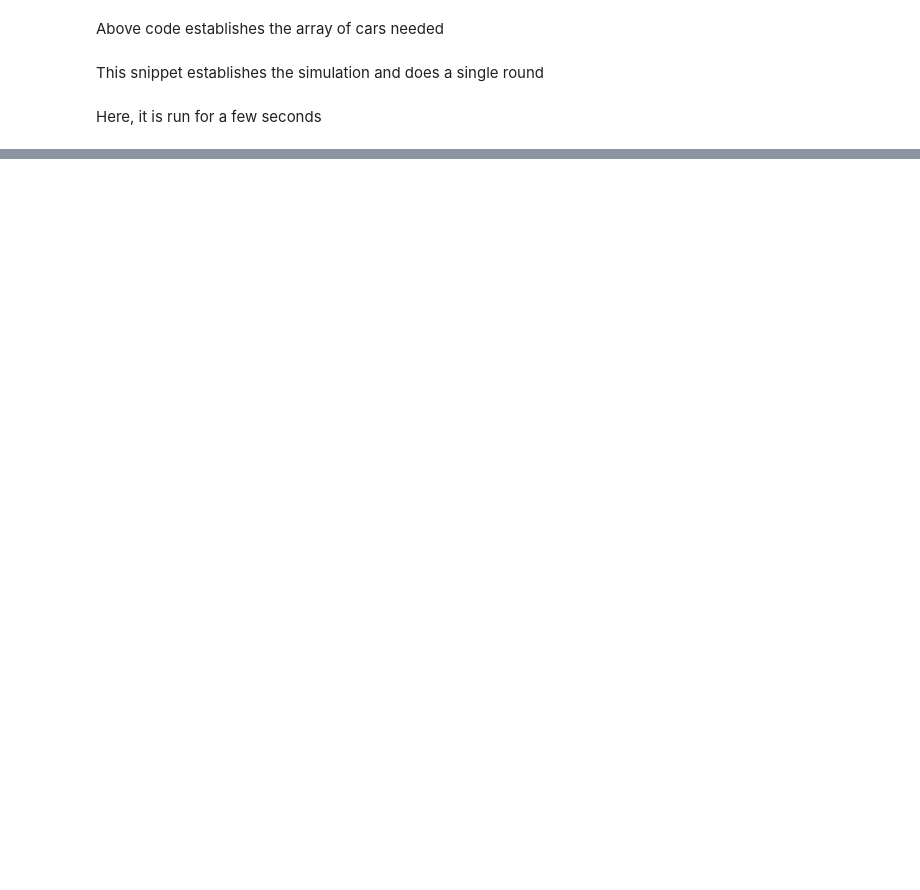
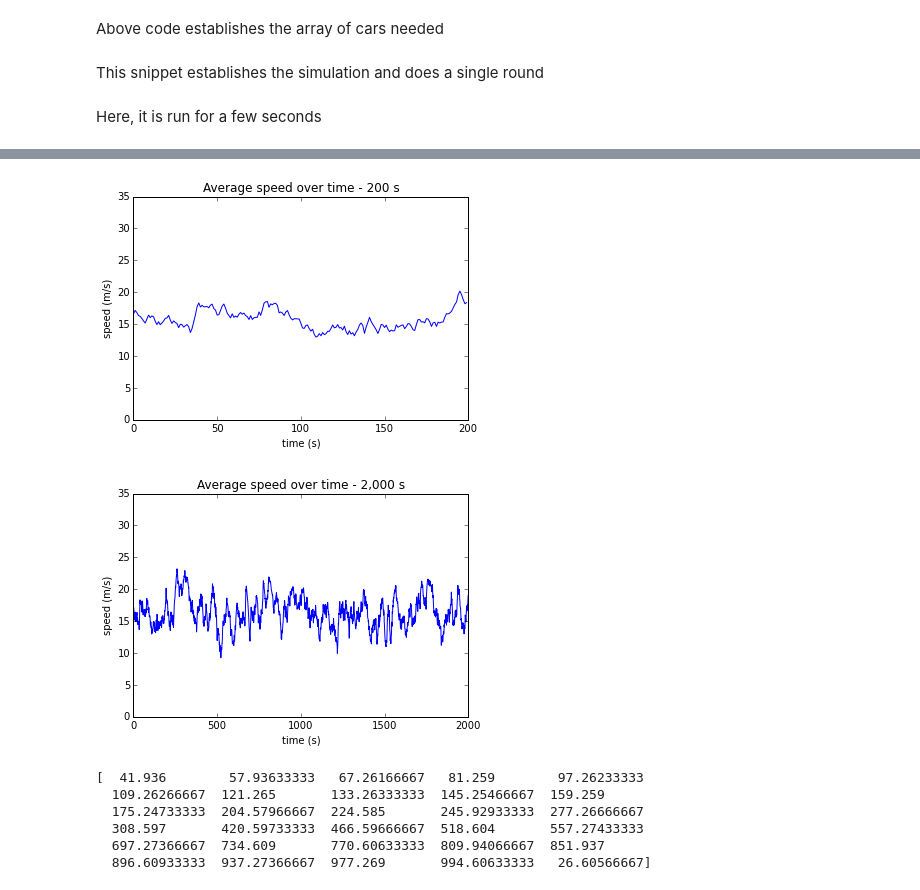
Before and after one commit to tiyd-python-2015-05/traffic-simulation, a Jupyter notebook: Traffic.ipynb, the cells around one changed output, grey strips where cells are left out. Saved outputs shown, nothing was run; the diff lists cells and outputs as text; code cells hidden in the pictures; blank space fills up the shorter version.

```diff
--- a/Traffic.ipynb
+++ b/Traffic.ipynb
@@ -45,0 +52,37 @@ plot_things()
+# %%
+sim = Simulation(cars) # reset
+# %%
+Ntime = 2000
+avg_speed = [0] * Ntime
+time_plt = [i for i in range(Ntime)]
+full_hist = [[0 for i in range(Ncars)] for j in range(Ntime)]
+for i in range(Ntime):
+    avg_speed[i] = sim.speed_array().mean()
+    full_hist[i] = sim.pos_array()
+    sim.run_once()
+# %%
+plt.plot(time_plt[:int(Ntime/10)], avg_speed[:int(Ntime/10)])
+plt.title("Average speed over time - 200 s")
+plt.xlabel("time (s)")
+plt.ylabel("speed (m/s)")
+plt.axis((0,int(Ntime/10),0,35))
+plt.show()
+
+plt.plot(time_plt, avg_speed)
+plt.title("Average speed over time - 2,000 s")
+plt.xlabel("time (s)")
+plt.ylabel("speed (m/s)")
+plt.axis((0,Ntime,0,35))
+plt.show()
+# %% [output]
+[figure, added]
+[figure, added]
+# %%
+print(full_hist[0])
+# %% [output]
+[  41.936        57.93633333   67.26166667   81.259        97.26233333
+  109.26266667  121.265       133.26333333  145.25466667  159.259
+  175.24733333  204.57966667  224.585       245.92933333  277.26666667
+  308.597       420.59733333  466.59666667  518.604       557.27433333
+  697.27366667  734.609       770.60633333  809.94066667  851.937
+  896.60933333  937.27366667  977.269       994.60633333   26.60566667]
```
Also changed, not shown: parts of 6 cells of this notebook, 2 other files.
